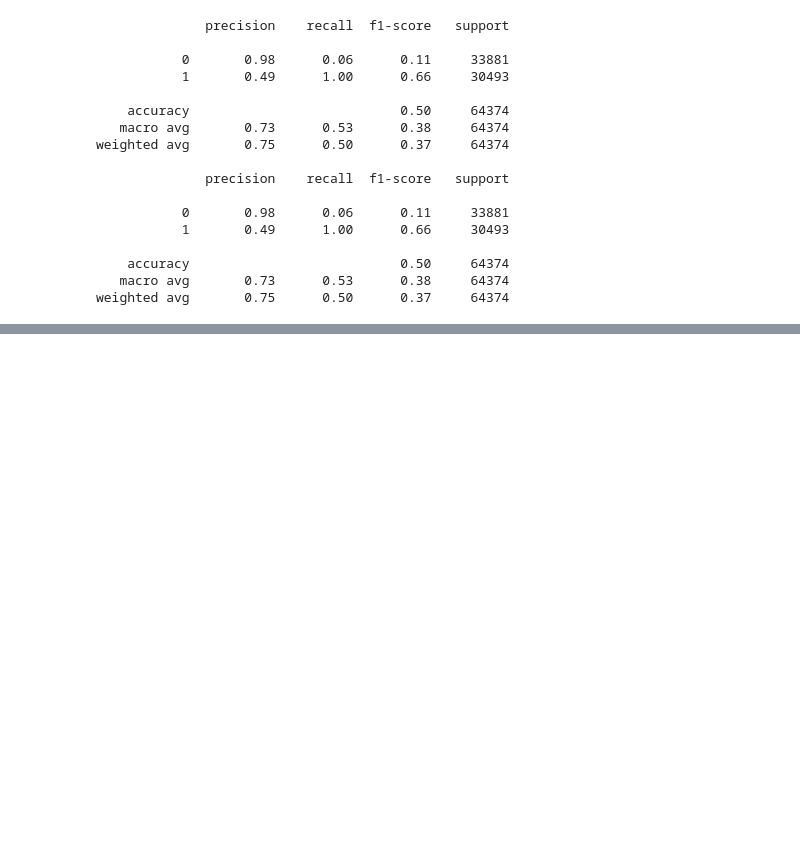
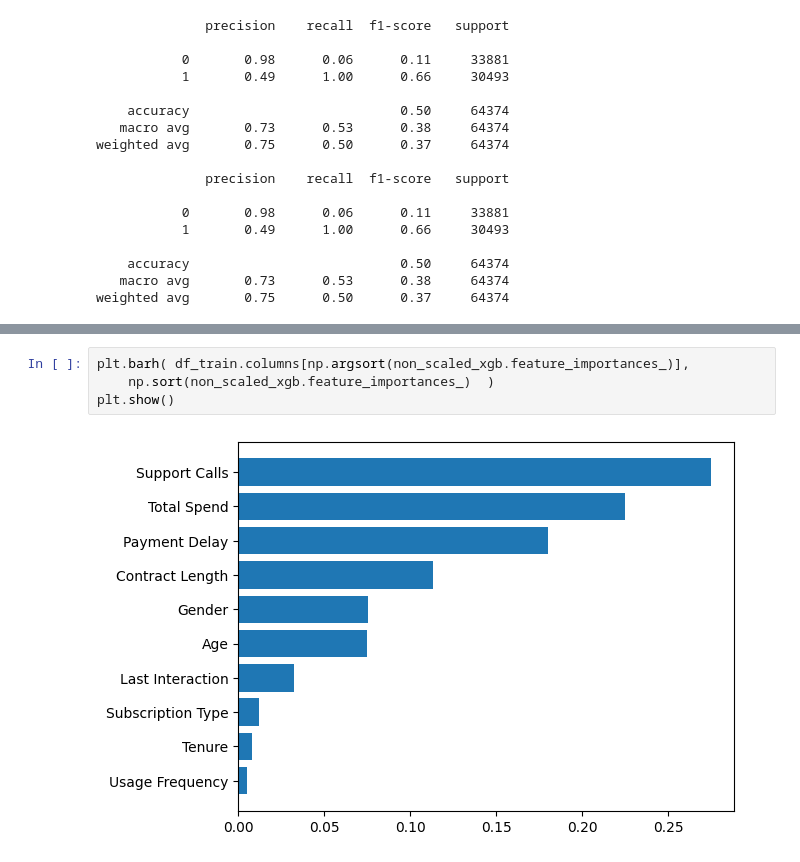
Before and after one commit to leekyuyoung-ai/AI, a Jupyter notebook: 2_5_앙상블.ipynb, the cells around one changed output, grey strips where cells are left out. Cells and saved outputs as stored; diff of their text form; blank space fills up the shorter version.

```diff
--- a/2_5_앙상블.ipynb
+++ b/2_5_앙상블.ipynb
@@ -271,0 +409,6 @@ weighted avg       0.75      0.50      0.37     64374
+# %%
+plt.barh( df_train.columns[np.argsort(non_scaled_xgb.feature_importances_)],
+    np.sort(non_scaled_xgb.feature_importances_)  )
+plt.show()
+# %% [output]
+[figure, added]
```
Also changed, not shown: parts of 20 cells of this notebook.
